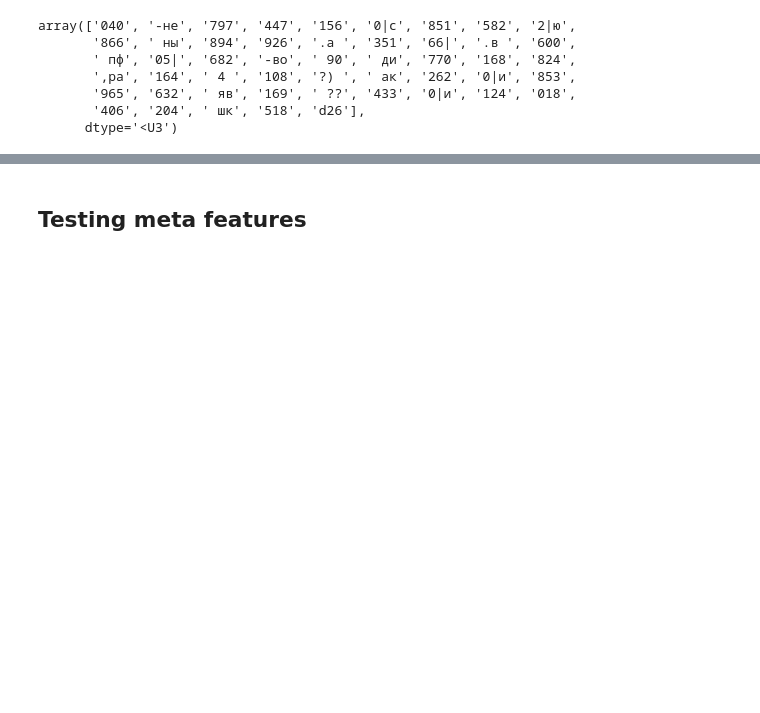
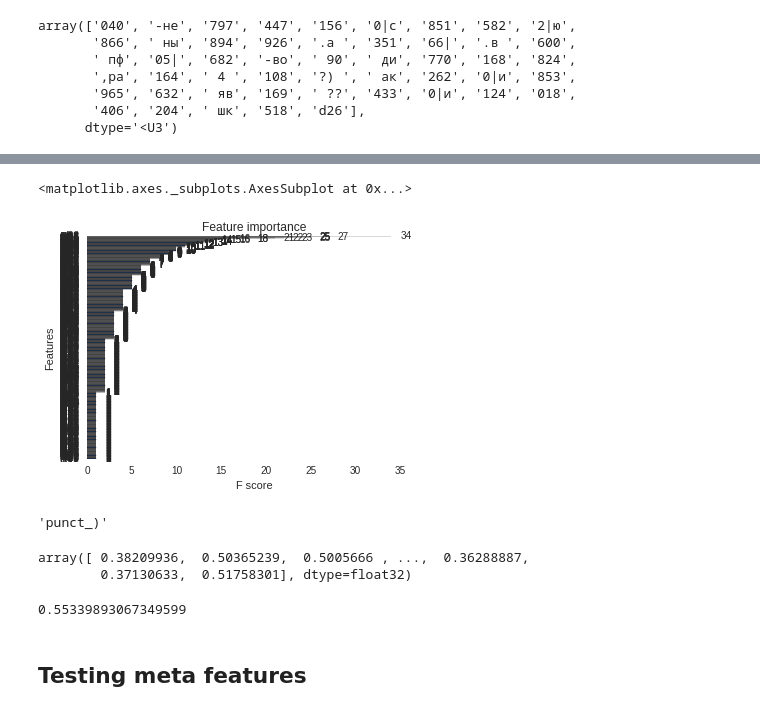
Before and after one commit to EvgenyKashin/CommentsAnalysis, a Jupyter notebook: comments.ipynb, the cells around one changed output, grey strips where cells are left out. Saved outputs shown, nothing was run; the diff lists cells and outputs as text; code cells hidden in the pictures; blank space fills up the shorter version.

```diff
--- a/comments.ipynb
+++ b/comments.ipynb
@@ -176,3 +187,5 @@ np.random.seed(0)
 # %%
 baseline_scores = cross_val_score(lr, X, y, cv=5)
 baseline_scores.mean(), baseline_scores.std()
+# %%
+X_train, X_test, y_train, y_test = train_test_split(word_features.toarray(), comments.is_gum, test_size=0.2, random_state=0)
@@ -179,3 +196,3 @@ baseline_scores.mean(), baseline_scores.std()
 # %%
-lr.fit(X, y)
-lr.score(X, y)
+lr.fit(X_train, y_train)
+lr.score(X_test, y_test)
@@ -197,0 +262,13 @@ array(['040', '-не', '797', '447', '156', '0|с', '851', '582', '2|ю',
+# %%
+params = {
+    'objective': 'binary:logistic',
+    'booster': 'gbtree',
+    'eval_matrics': 'error',
+}
+# %%
+%%time
+dtrain = xgb.DMatrix(X_train, y_train)
+dvalid = xgb.DMatrix(X_test, y_test)
+watchlist = [(dtrain, 'train'), (dvalid, 'eval')]
+
+gbm = xgb.train(params, dtrain, 100, watchlist, verbose_eval=True, early_stopping_rounds=30)
@@ -197,0 +298,9 @@ array(['040', '-не', '797', '447', '156', '0|с', '851', '582', '2|ю',
+# %%
+xgb.plot_importance(gbm)
+# %% [output]
+<matplotlib.axes._subplots.AxesSubplot at 0x...>
+[figure, added]
+# %%
+comment_features.columns[3]
+# %% [output]
+'punct_)'
@@ -198,3 +309,12 @@ array(['040', '-не', '797', '447', '156', '0|с', '851', '582', '2|ю',
+# %%
+pred
+# %% [output]
+array([ 0.38209936,  0.50365239,  0.5005666 , ...,  0.36288887,
+        0.37130633,  0.51758301], dtype=float32)
+# %%
+accuracy_score(y_test, pred > 0.5)
+# %% [output]
+0.55339893067349599
 # %% [markdown]
 ## Testing meta features
 # %%
```
Also changed, not shown: parts of 21 cells of this notebook.
